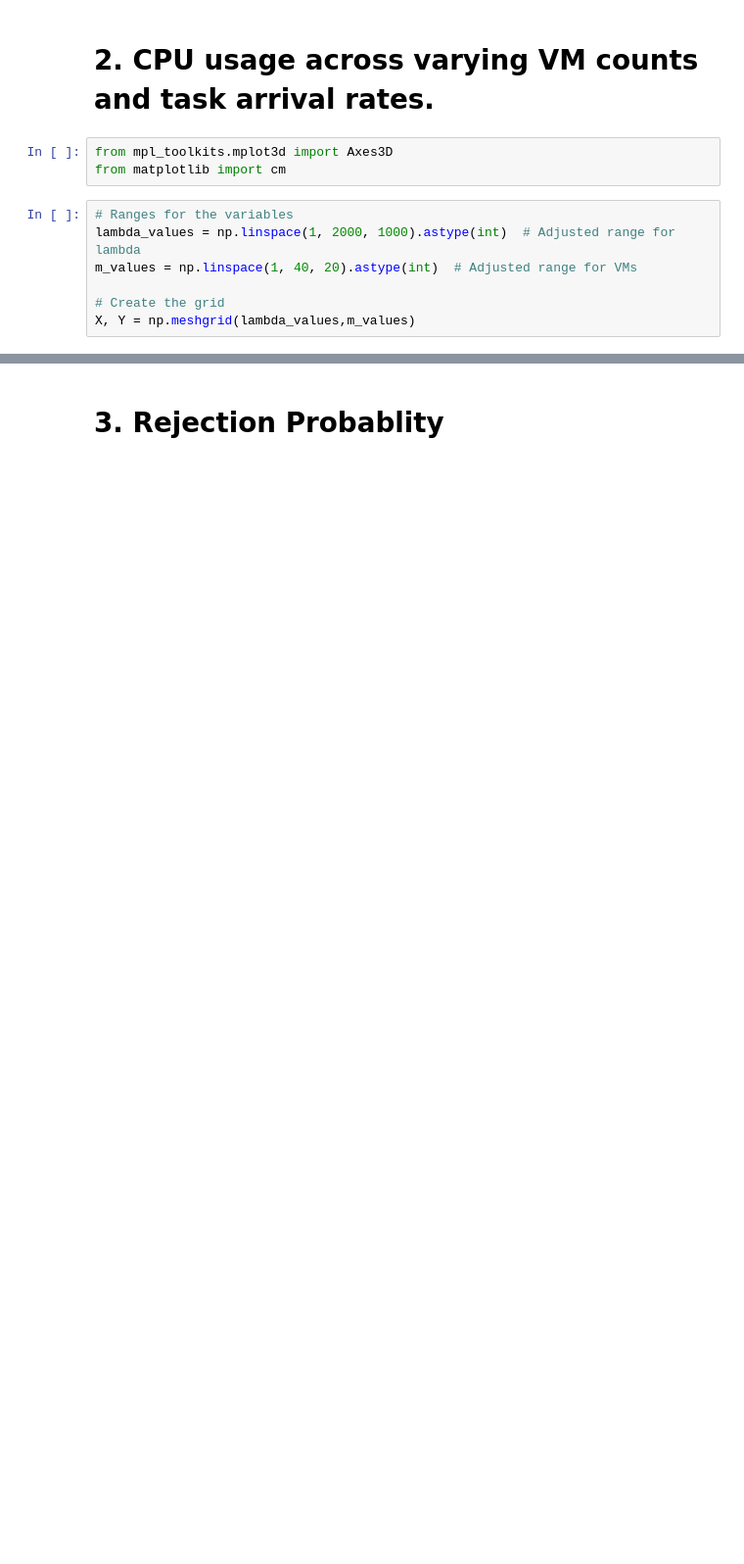
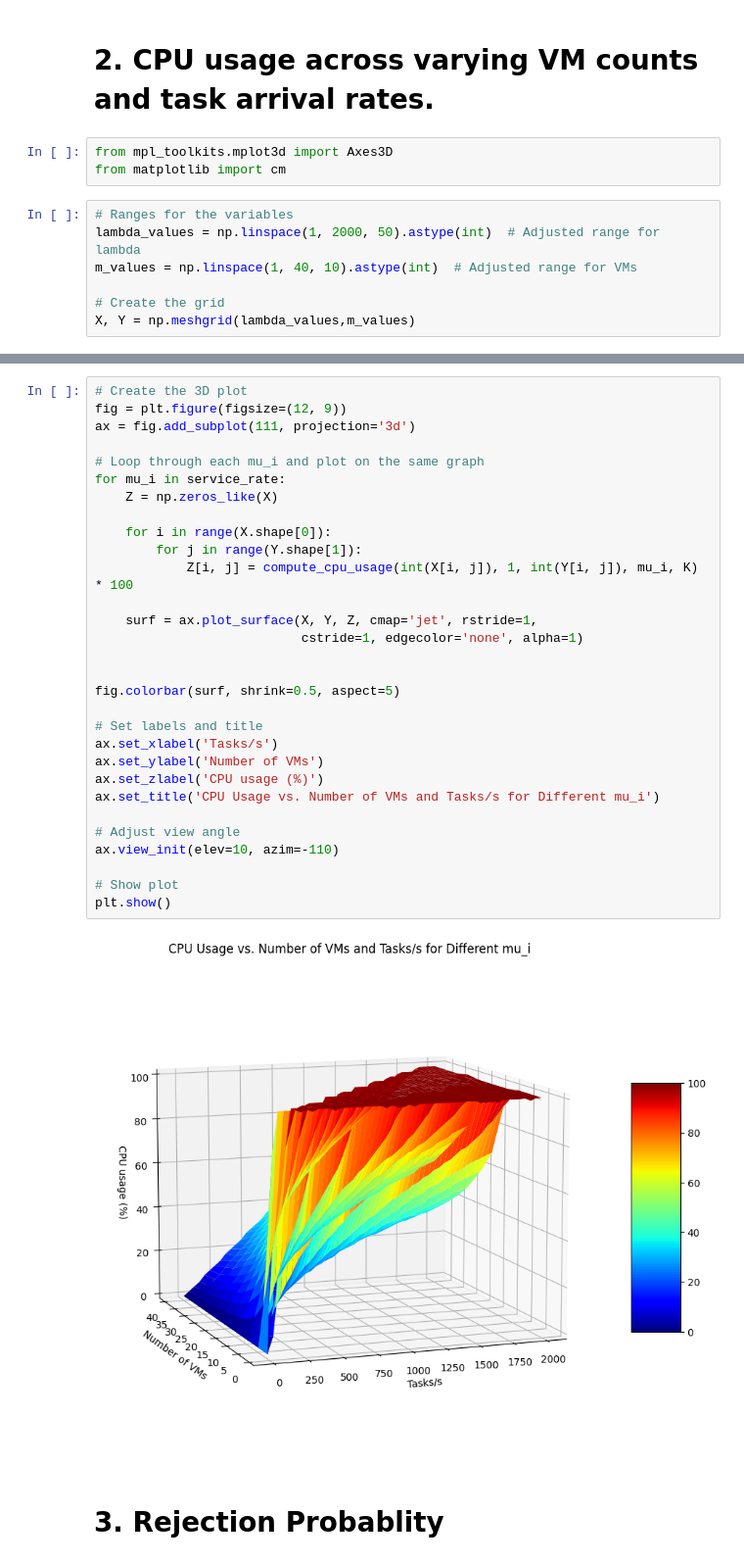
Before and after one commit to sivasurya16/adaptive-workload-management, a Jupyter notebook: analysis/analysis.ipynb, the cells around one changed output, grey strips where cells are left out. Shown at 98% size. Cells and saved outputs as stored; diff of their text form; blank space fills up the shorter version.

```diff
--- a/analysis/analysis.ipynb
+++ b/analysis/analysis.ipynb
@@ -273,8 +215,8 @@ from mpl_toolkits.mplot3d import Axes3D
 from matplotlib import cm
 # %%
 # Ranges for the variables
-lambda_values = np.linspace(1, 2000, 1000).astype(int)  # Adjusted range for lambda
-m_values = np.linspace(1, 40, 20).astype(int)  # Adjusted range for VMs
+lambda_values = np.linspace(1, 2000, 50).astype(int)  # Adjusted range for lambda
+m_values = np.linspace(1, 40, 10).astype(int)  # Adjusted range for VMs
 
 # Create the grid
 X, Y = np.meshgrid(lambda_values,m_values)
@@ -313,3 +223,35 @@ plt.show()
+# %%
+# Create the 3D plot
+fig = plt.figure(figsize=(12, 9))
+ax = fig.add_subplot(111, projection='3d')
+
+# Loop through each mu_i and plot on the same graph
+for mu_i in service_rate:
+    Z = np.zeros_like(X)
+
+    for i in range(X.shape[0]):
+        for j in range(Y.shape[1]):
+            Z[i, j] = compute_cpu_usage(int(X[i, j]), 1, int(Y[i, j]), mu_i, K) * 100
+
+    surf = ax.plot_surface(X, Y, Z, cmap='jet', rstride=1,
+                           cstride=1, edgecolor='none', alpha=1)
+
+
+fig.colorbar(surf, shrink=0.5, aspect=5)
+
+# Set labels and title
+ax.set_xlabel('Tasks/s')
+ax.set_ylabel('Number of VMs')
+ax.set_zlabel('CPU usage (%)')
+ax.set_title('CPU Usage vs. Number of VMs and Tasks/s for Different mu_i')
+
+# Adjust view angle
+ax.view_init(elev=10, azim=-110)
+
+# Show plot
+plt.show()
+# %% [output]
+[figure, added]
 # %% [markdown]
 # 3. Rejection Probablity
 # %%
```
Also changed, not shown: parts of 21 cells of this notebook, 1 other file.
